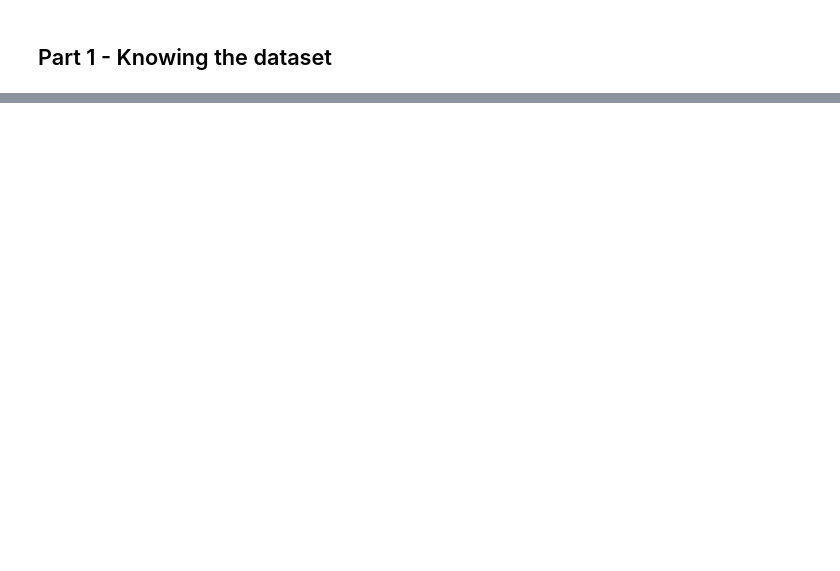
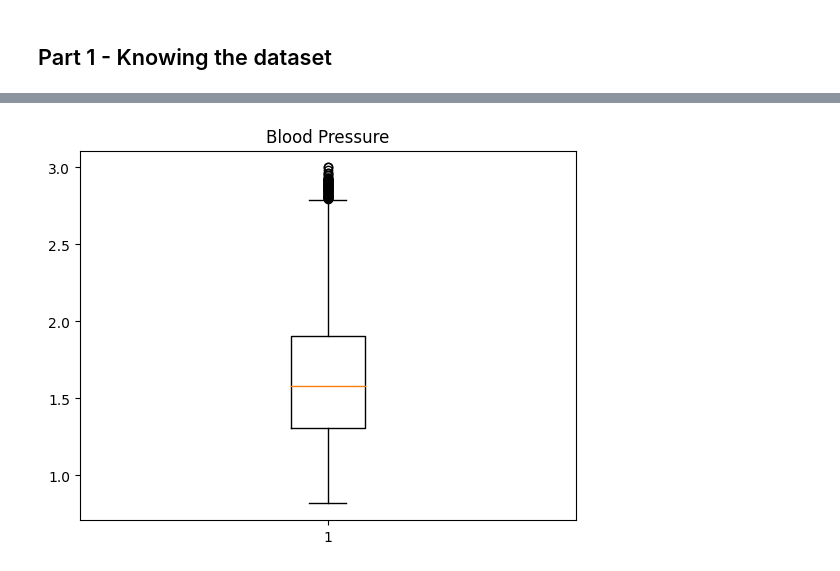
Before and after one commit to tahmine-t/DataMining_Prj, a Jupyter notebook: datamining_1.ipynb, the cells around one changed output, grey strips where cells are left out. Cells and saved outputs as stored; diff of their text form; code cells hidden in the pictures; blank space fills up the shorter version.

```diff
--- a/datamining_1.ipynb
+++ b/datamining_1.ipynb
@@ -191,0 +391,4 @@ for feature in numeric:
+# %%
+HeartRate_norm = (df["Heart Rate"] - np.mean(df["Heart Rate"])) / np.std(df["Heart Rate"])
+df["Heart Rate"] = HeartRate_norm
+df.head()
@@ -191,0 +403,4 @@ for feature in numeric:
+# %%
+scaler = StandardScaler()
+df[['Age', 'Cholesterol']] = scaler.fit_transform(df[['Age', 'Cholesterol']])
+df.head()
@@ -191,0 +415,3 @@ for feature in numeric:
+# %%
+df[['Systolic', 'Diastolic']] = df['Blood Pressure'].str.split('/', expand=True).astype(int)
+df.head()
@@ -191,0 +426,8 @@ for feature in numeric:
+# %%
+bp = []
+for i in df['Blood Pressure']:
+    a=i.split('/')[0]
+    b=i.split('/')[1]
+    bp.append(float(a)/float(b))
+df['Blood Pressure']=pd.Series(bp)
+df.head()
@@ -191,0 +442,8 @@ for feature in numeric:
+# %%
+plt.boxplot(df['Blood Pressure'])
+    # Add a title
+plt.title('Blood Pressure')
+# Show the plot
+plt.show()
+# %% [output]
+[figure, added]
```
Also changed, not shown: parts of 35 cells of this notebook.
